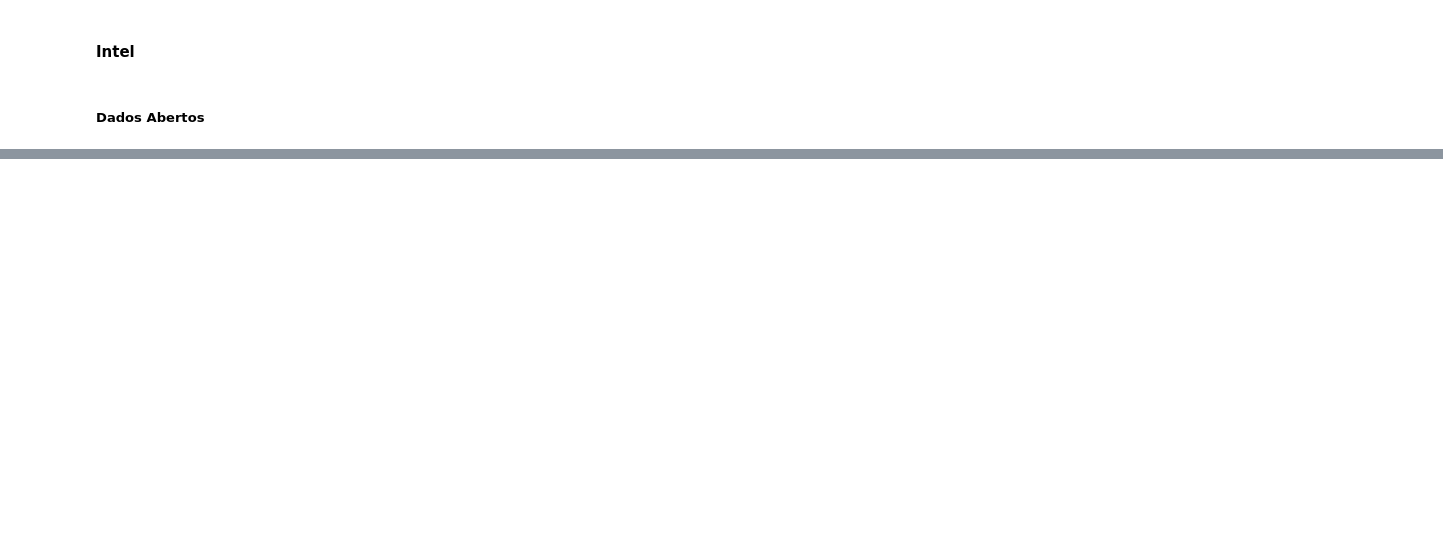
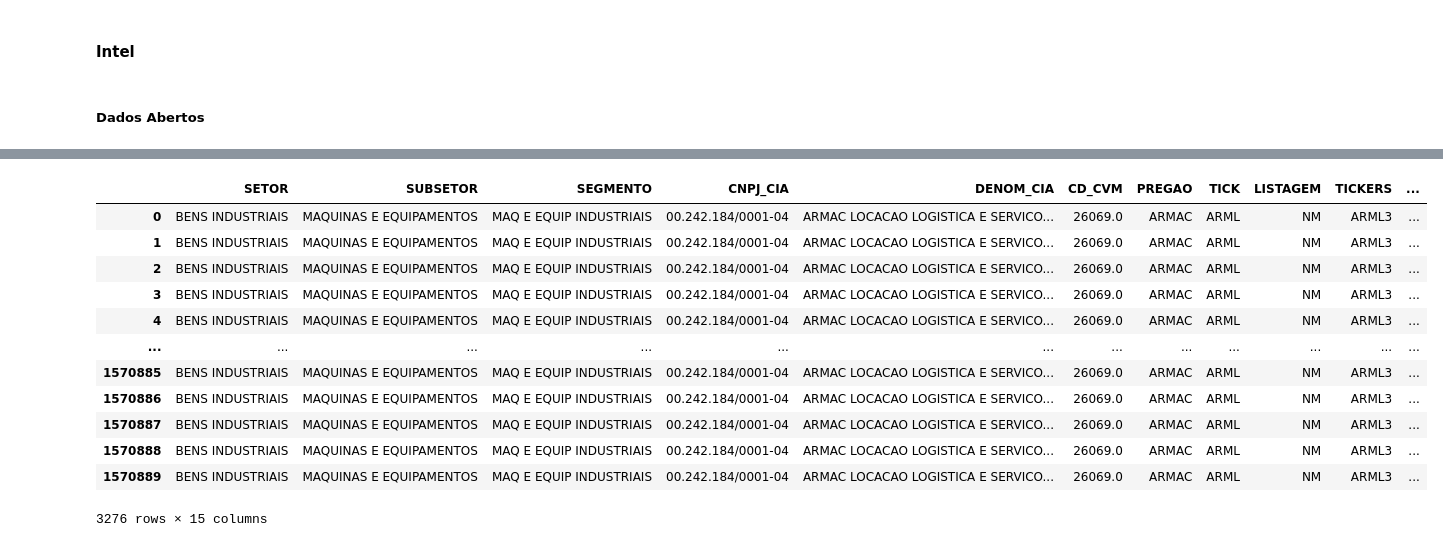
Before and after one commit to faustostangler/DSH, a Jupyter notebook: read_cvm.ipynb, the cells around one changed output, grey strips where cells are left out. Drawn from its saved outputs; the diff is of its cells as text; code cells hidden in the pictures; blank space fills up the shorter version.

```diff
--- a/read_cvm.ipynb
+++ b/read_cvm.ipynb
@@ -533,0 +595,16 @@ plt.show()
+# %%
+columns = ['Unnamed: 0', 'FILENAME', 'DEMONSTRATIVO', 'BALANCE_SHEET', 'ANO',
+       'AGRUPAMENTO', 'CNPJ_CIA', 'DT_REFER', 'VERSAO', 'DENOM_CIA', 'CD_CVM',
+       'GRUPO_DFP', 'MOEDA', 'ESCALA_MOEDA', 'DT_FIM_EXERC', 'CD_CONTA',
+       'DS_CONTA', 'VL_CONTA', 'ST_CONTA_FIXA', 'DT_INI_EXERC', 'COLUNA_DF',
+       'COMPANHIA', 'PREGAO', 'TICK', 'LISTAGEM', 'CVM', 'TICKERS', 'ISIN',
+       'CNPJ', 'ATIVIDADE', 'SETOR', 'SUBSETOR', 'SEGMENTO', 'SITE',
+       'ESCRITURADOR', 'CD_CONTA_original', 'DS_CONTA_original', 'Companhia',
+       'Trimestre', 'Ações ON', 'Ações PN', 'Ações ON em Tesouraria',
+       'Ações PN em Tesouraria', 'URL']
+cols = ['SETOR', 'SUBSETOR', 'SEGMENTO', 'CNPJ_CIA', 'DENOM_CIA', 'CD_CVM',  'PREGAO', 'TICK', 'LISTAGEM', 'TICKERS', 'DT_REFER', 'BALANCE_SHEET', 'CD_CONTA', 'DS_CONTA', 'VL_CONTA', ]
+datetime_cols = ['DT_REFER', 'DT_FIM_EXERC', 'DT_INI_EXERC', 'Trimestre']
+company_cols = ['SETOR', 'SUBSETOR', 'SEGMENTO', 'CNPJ_CIA', 'DENOM_CIA', 'CD_CVM']
+dateseries_col = ['DT_REFER']
+sheet_cols = ['BALANCE_SHEET', 'CD_CONTA', 'DS_CONTA', 'VL_CONTA']
+stocks_cols = ['Ações ON', 'Ações PN', 'Ações ON em Tesouraria', 'Ações PN em Tesouraria']
@@ -533,0 +676,22 @@ plt.show()
+# %%
+company = 'ARMAC LOCACAO LOGISTICA E SERVICOS SA'
+quarter = '2020-12-31'
+dfc = df
+mask = df['DENOM_CIA'] == company
+
+
+dfc[mask][cols].drop_duplicates()
+# %% [output]
+|  | SETOR | SUBSETOR | SEGMENTO | CNPJ_CIA | DENOM_CIA | CD_CVM | PREGAO | TICK | LISTAGEM | TICKERS | ... |
+| 0 | BENS INDUSTRIAIS | MAQUINAS E EQUIPAMENTOS | MAQ E EQUIP INDUSTRIAIS | 00.242.184/0001-04 | ARMAC LOCACAO LOGISTICA E SERVICO... | 26069.0 | ARMAC | ARML | NM | ARML3 | ... |
+| 1 | BENS INDUSTRIAIS | MAQUINAS E EQUIPAMENTOS | MAQ E EQUIP INDUSTRIAIS | 00.242.184/0001-04 | ARMAC LOCACAO LOGISTICA E SERVICO... | 26069.0 | ARMAC | ARML | NM | ARML3 | ... |
+| 2 | BENS INDUSTRIAIS | MAQUINAS E EQUIPAMENTOS | MAQ E EQUIP INDUSTRIAIS | 00.242.184/0001-04 | ARMAC LOCACAO LOGISTICA E SERVICO... | 26069.0 | ARMAC | ARML | NM | ARML3 | ... |
+| 3 | BENS INDUSTRIAIS | MAQUINAS E EQUIPAMENTOS | MAQ E EQUIP INDUSTRIAIS | 00.242.184/0001-04 | ARMAC LOCACAO LOGISTICA E SERVICO... | 26069.0 | ARMAC | ARML | NM | ARML3 | ... |
+| 4 | BENS INDUSTRIAIS | MAQUINAS E EQUIPAMENTOS | MAQ E EQUIP INDUSTRIAIS | 00.242.184/0001-04 | ARMAC LOCACAO LOGISTICA E SERVICO... | 26069.0 | ARMAC | ARML | NM | ARML3 | ... |
+| ... | ... | ... | ... | ... | ... | ... | ... | ... | ... | ... | ... |
+| 1570885 | BENS INDUSTRIAIS | MAQUINAS E EQUIPAMENTOS | MAQ E EQUIP INDUSTRIAIS | 00.242.184/0001-04 | ARMAC LOCACAO LOGISTICA E SERVICO... | 26069.0 | ARMAC | ARML | NM | ARML3 | ... |
+| 1570886 | BENS INDUSTRIAIS | MAQUINAS E EQUIPAMENTOS | MAQ E EQUIP INDUSTRIAIS | 00.242.184/0001-04 | ARMAC LOCACAO LOGISTICA E SERVICO... | 26069.0 | ARMAC | ARML | NM | ARML3 | ... |
+| 1570887 | BENS INDUSTRIAIS | MAQUINAS E EQUIPAMENTOS | MAQ E EQUIP INDUSTRIAIS | 00.242.184/0001-04 | ARMAC LOCACAO LOGISTICA E SERVICO... | 26069.0 | ARMAC | ARML | NM | ARML3 | ... |
+| 1570888 | BENS INDUSTRIAIS | MAQUINAS E EQUIPAMENTOS | MAQ E EQUIP INDUSTRIAIS | 00.242.184/0001-04 | ARMAC LOCACAO LOGISTICA E SERVICO... | 26069.0 | ARMAC | ARML | NM | ARML3 | ... |
+| 1570889 | BENS INDUSTRIAIS | MAQUINAS E EQUIPAMENTOS | MAQ E EQUIP INDUSTRIAIS | 00.242.184/0001-04 | ARMAC LOCACAO LOGISTICA E SERVICO... | 26069.0 | ARMAC | ARML | NM | ARML3 | ... |
+3276 rows × 15 columns
```
Also changed, not shown: parts of 33 cells of this notebook, 3 other files.
